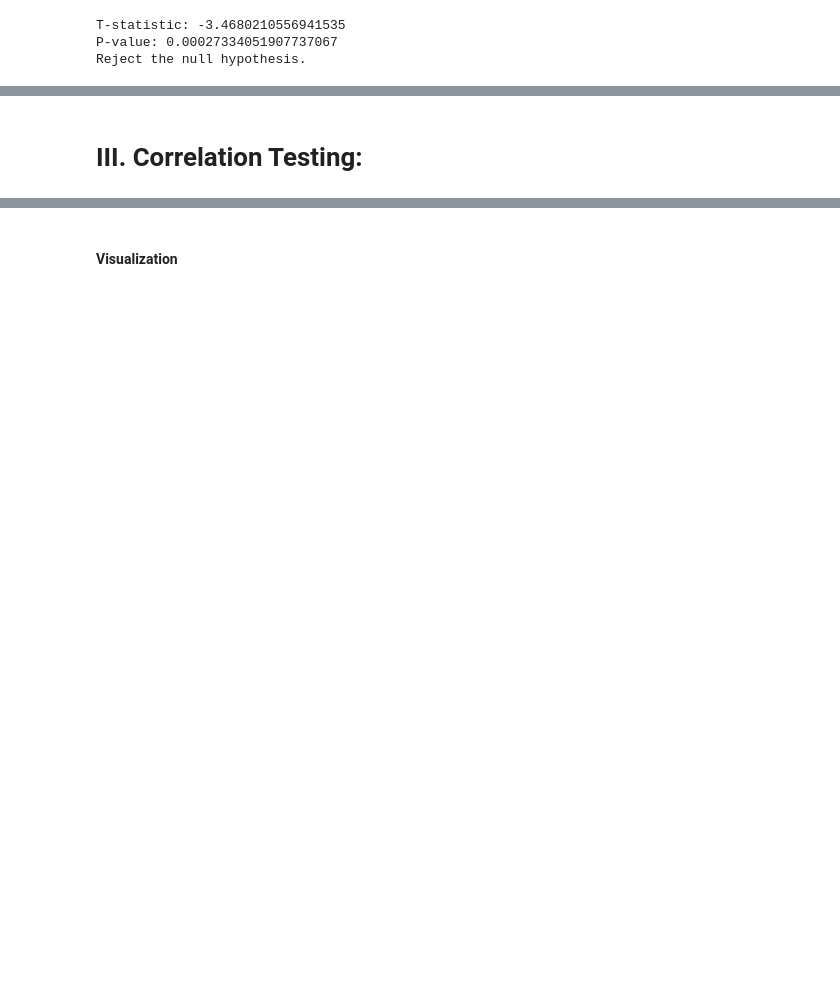
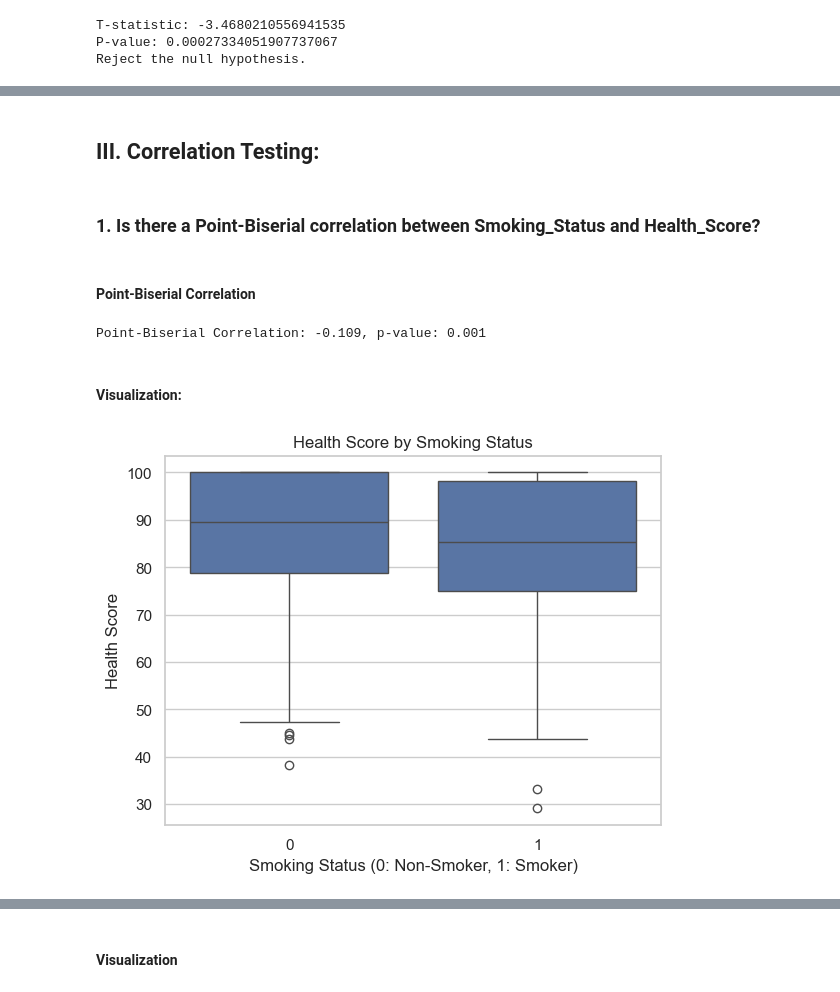
Before and after one commit to suguru-o5/ds-0924, a Jupyter notebook: ds204/final-project/final-project.ipynb, the cells around one changed output, grey strips where cells are left out. Cells and saved outputs as stored; diff of their text form; code cells hidden in the pictures; blank space fills up the shorter version.

```diff
--- a/ds204/final-project/final-project.ipynb
+++ b/ds204/final-project/final-project.ipynb
@@ -184,2 +186,22 @@ Here's the interpretation
 # %% [markdown]
-# III. Correlation Testing:
+## III. Correlation Testing:
+# %% [markdown]
+### 1. Is there a Point-Biserial correlation between Smoking_Status and Health_Score?
+# %% [markdown]
+#### Point-Biserial Correlation
+# %%
+# Point-Biserial Correlation
+corr, p_value = stats.pointbiserialr(data['Smoking_Status'], data['Health_Score'])
+print(f"Point-Biserial Correlation: {corr:.3f}, p-value: {p_value:.3f}")
+# %% [output]
+Point-Biserial Correlation: -0.109, p-value: 0.001
+# %% [markdown]
+#### Visualization:
+# %%
+sns.boxplot(x='Smoking_Status', y='Health_Score', data=data)
+plt.title('Health Score by Smoking Status')
+plt.xlabel('Smoking Status (0: Non-Smoker, 1: Smoker)')
+plt.ylabel('Health Score')
+plt.show()
+# %% [output]
+[figure, added]
```
Also changed, not shown: parts of 31 cells of this notebook.
